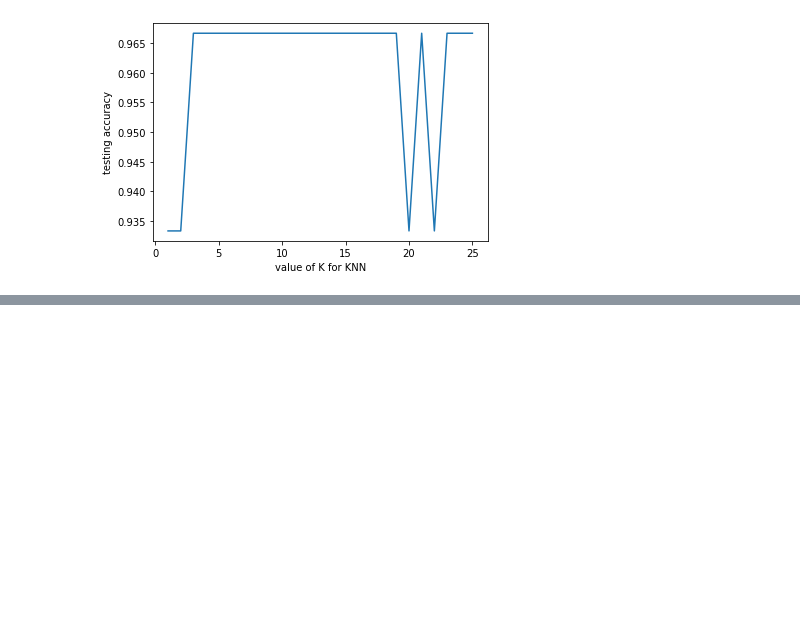
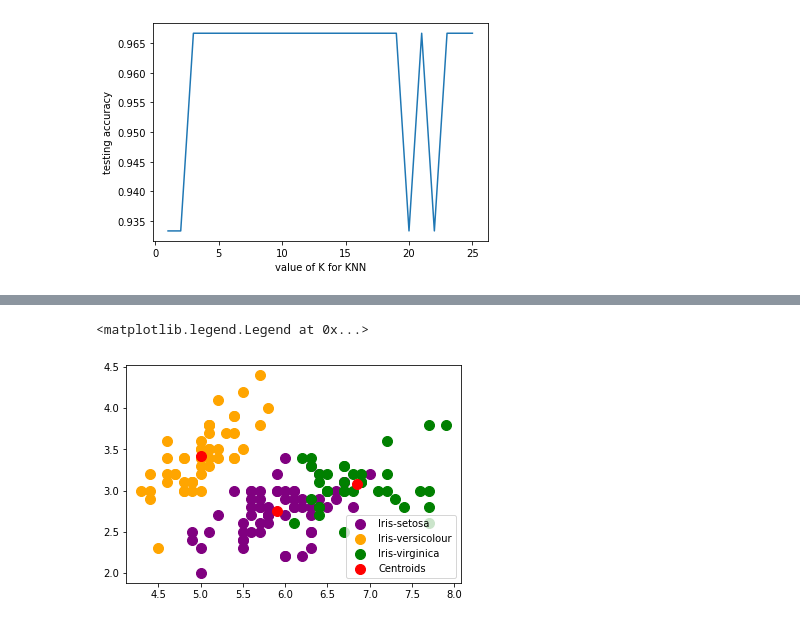
Before and after one commit to callmezamm/datamining, a Jupyter notebook: _sources/TUGAS.ipynb, the cells around one changed output, grey strips where cells are left out. Drawn from its saved outputs; the diff is of its cells as text; code cells hidden in the pictures; blank space fills up the shorter version.

```diff
--- a/_sources/TUGAS.ipynb
+++ b/_sources/TUGAS.ipynb
@@ -422,0 +530,2 @@ setosa
+# %%
+iris = pd.read_csv("https://raw.githubusercontent.com/venky14/Machine-Learning-with-Iris-Dataset/master/Iris.csv")
@@ -422,0 +541,2 @@ setosa
+# %%
+x = iris.iloc[:, [1, 2, 3, 4]].values
@@ -422,0 +563,25 @@ setosa
+# %%
+#Finding the optimum number of clusters for k-means classification
+from sklearn.cluster import KMeans
+wcss = []
+
+for i in range(1, 11):
+    kmeans = KMeans(n_clusters = i, init = 'k-means++', max_iter = 300, n_init = 10, random_state = 0)
+    kmeans.fit(x)
+    wcss.append(kmeans.inertia_)
+# %%
+kmeans = KMeans(n_clusters = 3, init = 'k-means++', max_iter = 300, n_init = 10, random_state = 0)
+y_kmeans = kmeans.fit_predict(x)
+# %%
+#Visualising the clusters
+plt.scatter(x[y_kmeans == 0, 0], x[y_kmeans == 0, 1], s = 100, c = 'purple', label = 'Iris-setosa')
+plt.scatter(x[y_kmeans == 1, 0], x[y_kmeans == 1, 1], s = 100, c = 'orange', label = 'Iris-versicolour')
+plt.scatter(x[y_kmeans == 2, 0], x[y_kmeans == 2, 1], s = 100, c = 'green', label = 'Iris-virginica')
+
+#Plotting the centroids of the clusters
+plt.scatter(kmeans.cluster_centers_[:, 0], kmeans.cluster_centers_[:,1], s = 100, c = 'red', label = 'Centroids')
+
+plt.legend()
+# %% [output]
+<matplotlib.legend.Legend at 0x...>
+[figure, added]
```
Also changed, not shown: parts of 21 cells of this notebook, 4 other files.
